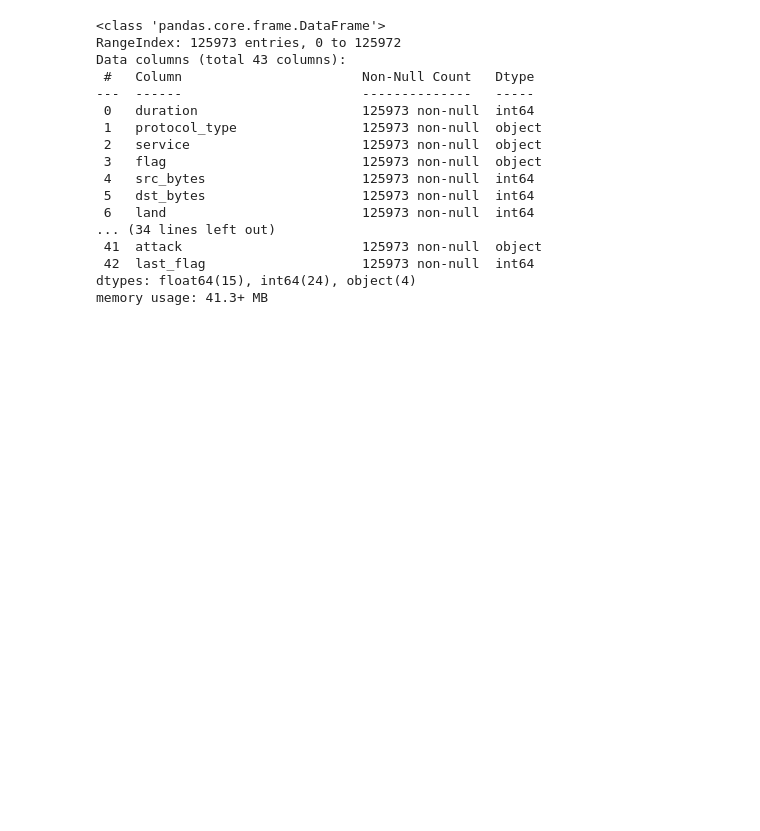
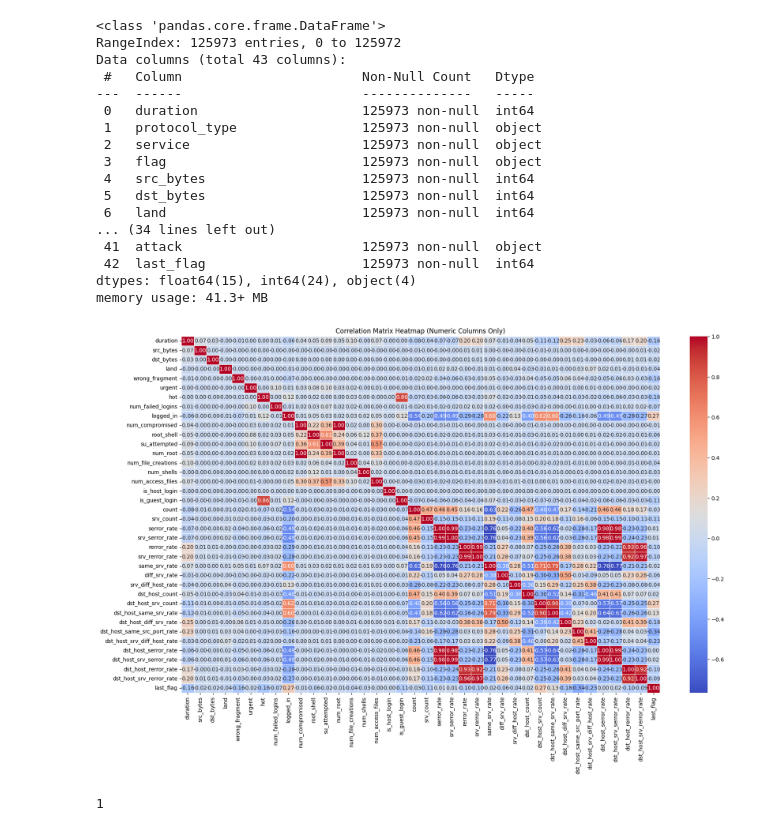
Before and after one commit to AXBOUF/python_visulization, a Jupyter notebook: Network_Anomaly.ipynb, the cells around one changed output. Cells and saved outputs as stored; diff of their text form; code cells hidden in the pictures; blank space fills up the shorter version.

```diff
--- a/Network_Anomaly.ipynb
+++ b/Network_Anomaly.ipynb
@@ -159,3 +159,18 @@ memory usage: 41.3+ MB
 # first we will select two importance features for exploring and learning the kmeans in this dataset in respect to labelled data just for feature importance
 # then we will try to scale 3 dimension
 # atlast we will do all the features possibly with pca for data reduction since goal is to find the findings in manner to distance not for plot specifically
+# %%
+# only numeric columns
+correlation_matrix= df.corr(numeric_only=True)
+
+# lets plot the correaltion matric heatmap
+plt.figure(figsize=(20, 12)) # Adjust figure size as needed
+sns.heatmap(correlation_matrix, annot=True, cmap='coolwarm', fmt=".2f", linewidths=.5)
+plt.title('Correlation Matrix Heatmap (Numeric Columns Only)')
+plt.show()
+# %% [output]
+[figure, added]
+# %%
+df['num_outbound_cmds'].nunique()
+# %% [output]
+1
```
Also changed, not shown: parts of 2 cells of this notebook.
